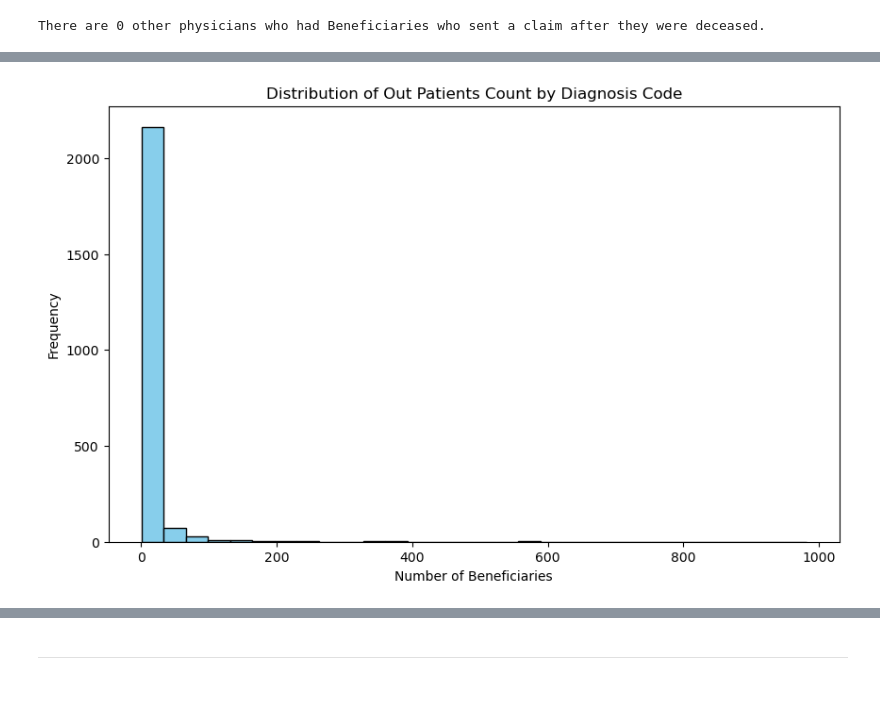
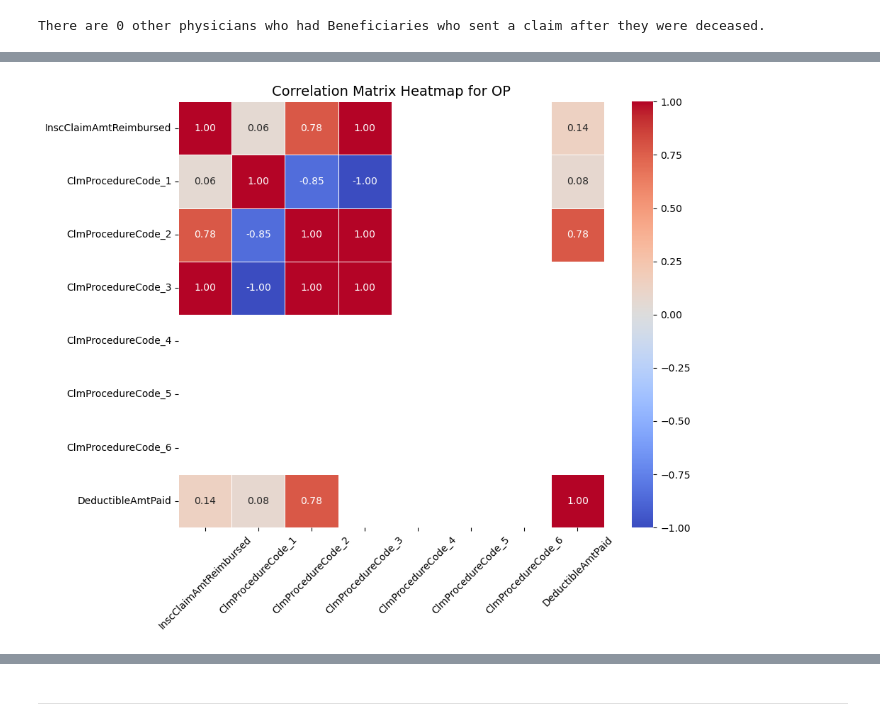
Before and after one commit to CesarChaparro1974/Healthcare-provider-fraud-detection, a Jupyter notebook: notebook.ipynb, the cells around one changed output, grey strips where cells are left out. Cells and saved outputs as stored; diff of their text form; code cells hidden in the pictures; blank space fills up the shorter version.

```diff
--- a/notebook.ipynb
+++ b/notebook.ipynb
@@ -1139,10 +1092,22 @@ out_grouped_by_diagnosis.describe()
-# %%
-# Plot a histogram of the BeneficiaryCount
-plt.figure(figsize=(10, 6))
-plt.hist(out_grouped_by_diagnosis['BeneficiaryCount'], bins=30, edgecolor='black', color='skyblue')
-plt.title('Distribution of Out Patients Count by Diagnosis Code')
-plt.xlabel('Number of Beneficiaries')
-plt.ylabel('Frequency')
-plt.show()
-# %% [output]
-[figure, removed]
+# %%
+# Extract the numeric columns from the dataset
+numeric_columns = test_outpatient.select_dtypes(include=['float64', 'int64'])
+
+# Calculate the correlation matrix
+correlation_matrix = numeric_columns.corr()
+
+# Plot the heatmap
+plt.figure(figsize=(10, 8))
+sns.heatmap(correlation_matrix, annot=True, fmt=".2f", cmap="coolwarm", cbar=True, square=True,
+            linewidths=0.5, annot_kws={"fontsize": 10})
+
+# Add labels and title
+plt.title("Correlation Matrix Heatmap for OP", fontsize=14)
+plt.xticks(fontsize=10, rotation=45)
+plt.yticks(fontsize=10)
+plt.tight_layout()
+
+# Display the heatmap
+plt.show()
+# %% [output]
+[figure, added]
```
Also changed, not shown: parts of 22 cells of this notebook.
